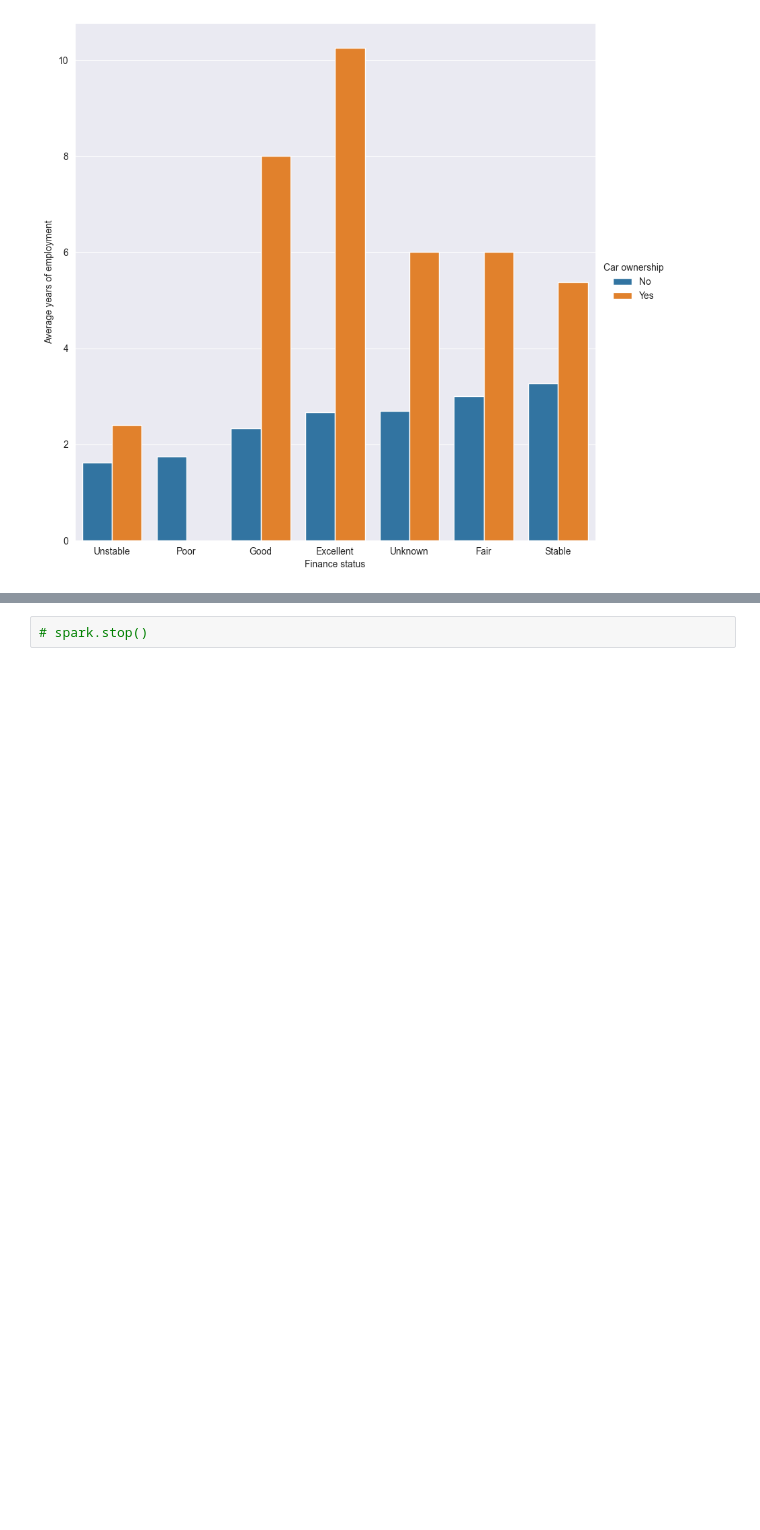
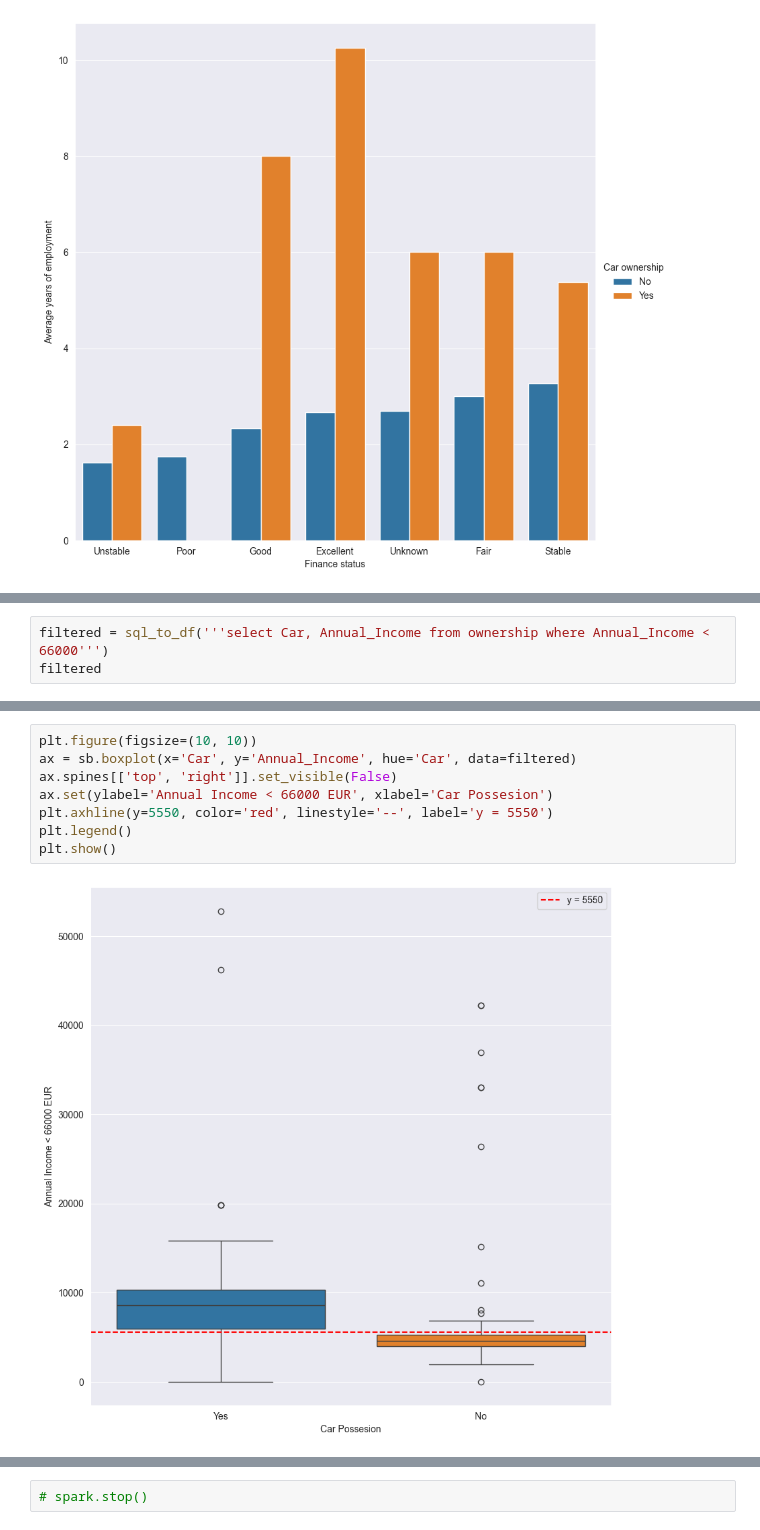
Before and after one commit to File500/Data_science_and_analysis, a Jupyter notebook: analysis/visual_analysis/car_ownership_and_sales_EDA.ipynb, the cells around one changed output, grey strips where cells are left out. Saved outputs shown, nothing was run; the diff lists cells and outputs as text; blank space fills up the shorter version.

```diff
--- a/analysis/visual_analysis/car_ownership_and_sales_EDA.ipynb
+++ b/analysis/visual_analysis/car_ownership_and_sales_EDA.ipynb
@@ -151,0 +152,3 @@ sb.move_legend(ax, bbox_to_anchor=(1, 0.5), loc='center left', frameon=False)
+# %%
+filtered = sql_to_df('''select Car, Annual_Income from ownership where Annual_Income < 66000''')
+filtered
@@ -151,0 +174,10 @@ sb.move_legend(ax, bbox_to_anchor=(1, 0.5), loc='center left', frameon=False)
+# %%
+plt.figure(figsize=(10, 10))
+ax = sb.boxplot(x='Car', y='Annual_Income', hue='Car', data=filtered)
+ax.spines[['top', 'right']].set_visible(False)
+ax.set(ylabel='Annual Income < 66000 EUR', xlabel='Car Possesion')
+plt.axhline(y=5550, color='red', linestyle='--', label='y = 5550')
+plt.legend()
+plt.show()
+# %% [output]
+[figure, added]
```
Also changed, not shown: parts of 6 cells of this notebook.
